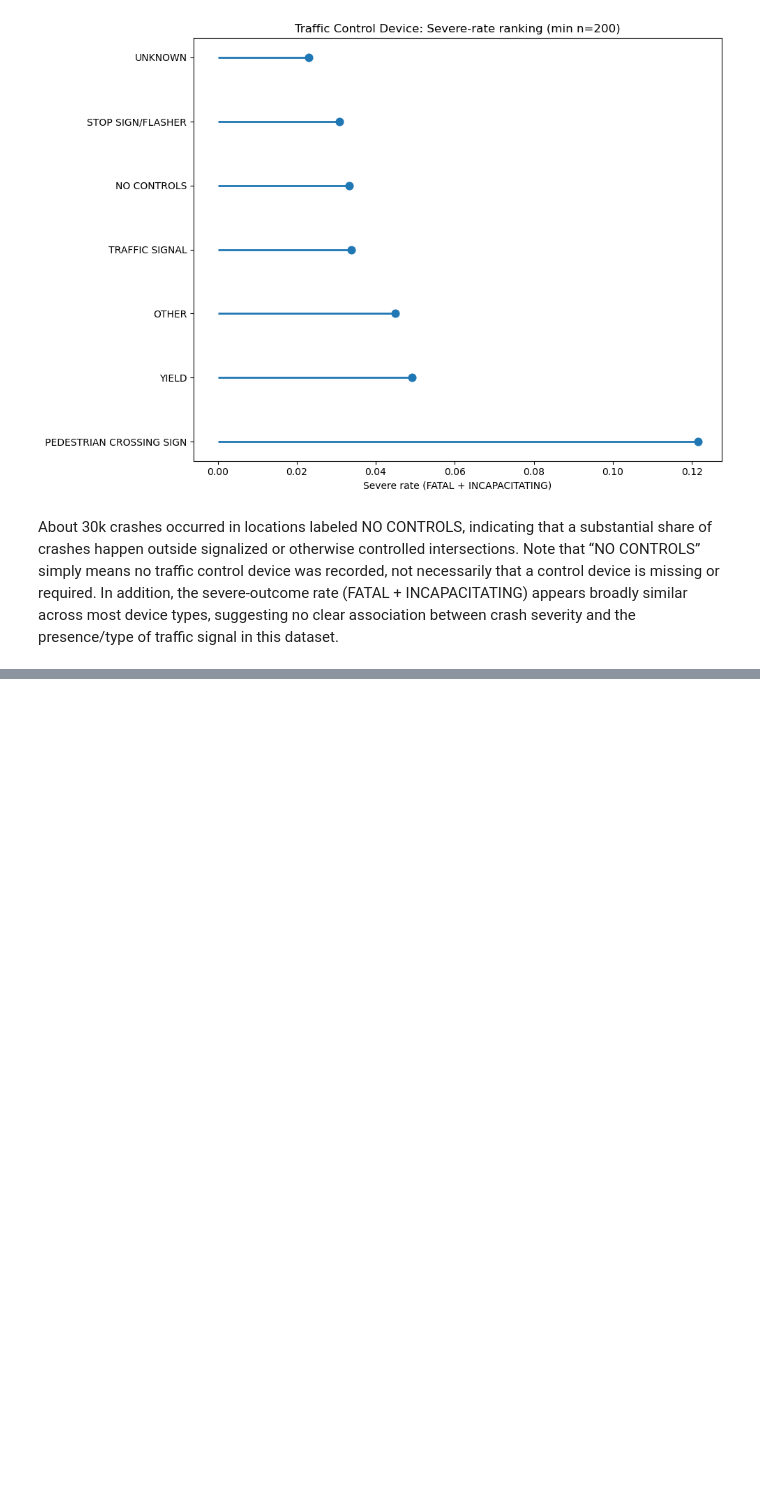
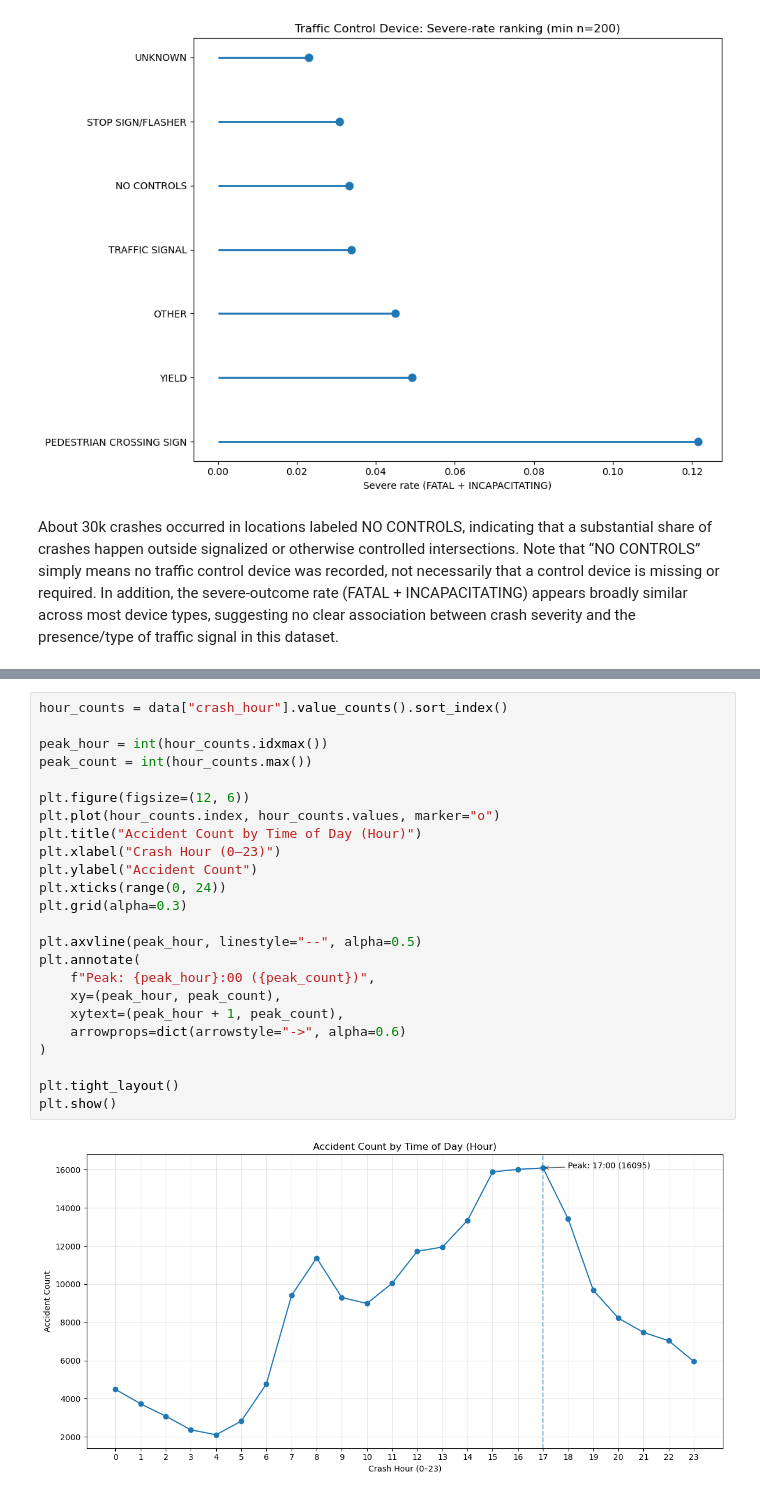
Before and after one commit to Zihao-Sheng/DATA552Project_Group5, a Jupyter notebook: notebook/Exploratory_Data_Analysis.ipynb, the cells around one changed output, grey strips where cells are left out. Saved outputs shown, nothing was run; the diff lists cells and outputs as text; blank space fills up the shorter version.

Commit message:
add two plots

```diff
--- a/notebook/Exploratory_Data_Analysis.ipynb
+++ b/notebook/Exploratory_Data_Analysis.ipynb
@@ -187,0 +221,26 @@ About 30k crashes occurred in locations labeled NO CONTROLS, indicating that a s
+# %%
+hour_counts = data["crash_hour"].value_counts().sort_index()
+
+peak_hour = int(hour_counts.idxmax())
+peak_count = int(hour_counts.max())
+
+plt.figure(figsize=(12, 6))
+plt.plot(hour_counts.index, hour_counts.values, marker="o")
+plt.title("Accident Count by Time of Day (Hour)")
+plt.xlabel("Crash Hour (0–23)")
+plt.ylabel("Accident Count")
+plt.xticks(range(0, 24))
+plt.grid(alpha=0.3)
+
+plt.axvline(peak_hour, linestyle="--", alpha=0.5)
+plt.annotate(
+    f"Peak: {peak_hour}:00 ({peak_count})",
+    xy=(peak_hour, peak_count),
+    xytext=(peak_hour + 1, peak_count),
+    arrowprops=dict(arrowstyle="->", alpha=0.6)
+)
+
+plt.tight_layout()
+plt.show()
+# %% [output]
+[figure, added]
```
Also changed, not shown: parts of 4 cells of this notebook.
